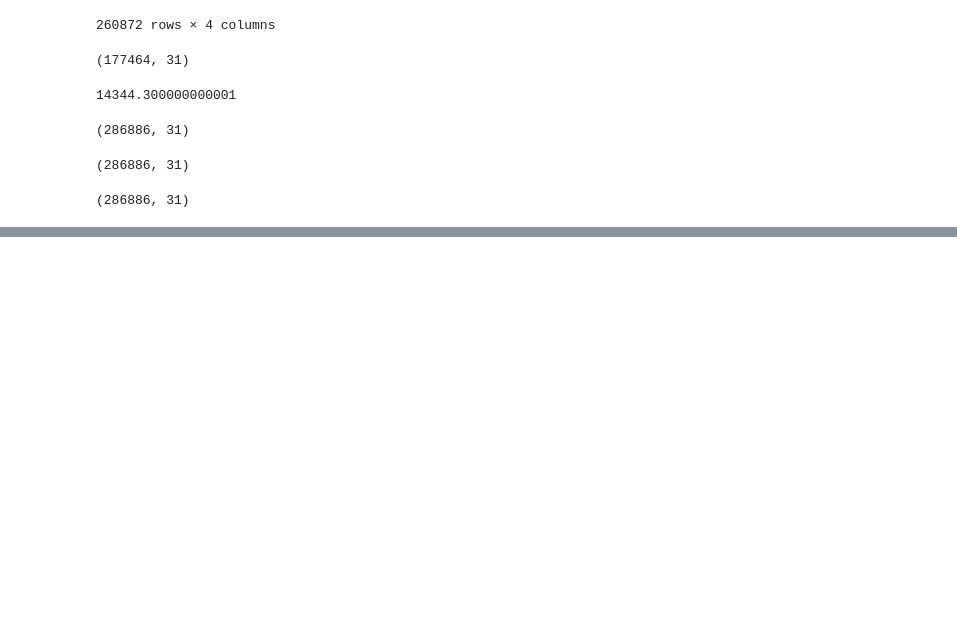
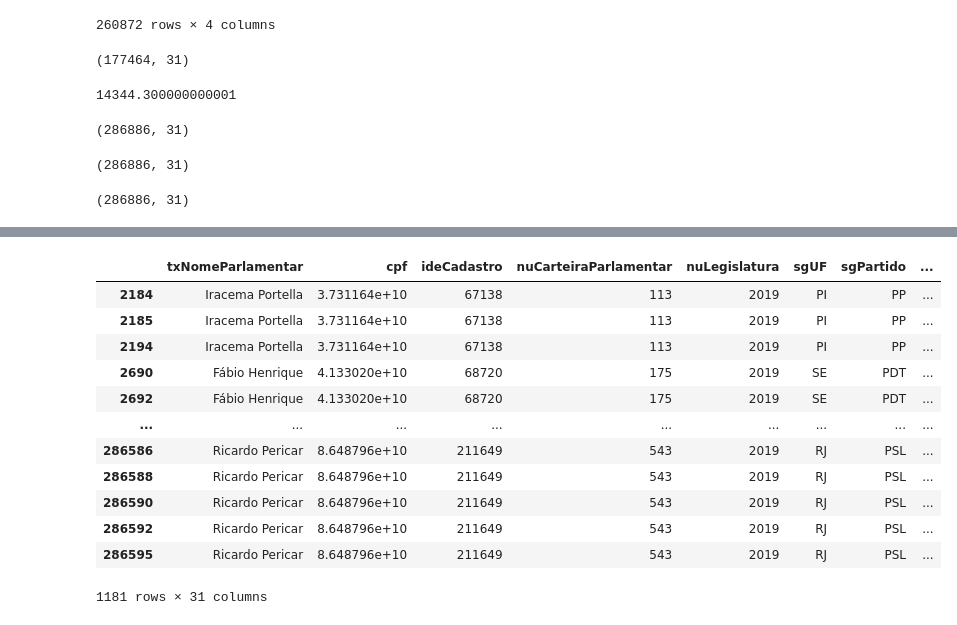
Before and after one commit to escola-de-dados/python-inovacao-civica, a Jupyter notebook: modulo_2/research.ipynb, the cells around one changed output, grey strips where cells are left out. Drawn from its saved outputs; the diff is of its cells as text; code cells hidden in the pictures; blank space fills up the shorter version.

```diff
--- a/modulo_2/research.ipynb
+++ b/modulo_2/research.ipynb
@@ -42,4 +21,8 @@ import pandas as pd
 # %%
+import pandas as pd
+pd.set_option('display.max_columns', None)
+
+
 DTYPE = {
     'txNomeParlamentar': str,
     'ideCadastro': str,
@@ -74,7 +57,7 @@ DTYPE = {
 df_reimbursements = pd.read_csv(
     "reembolso-2019/Ano-2019.csv",
     delimiter=";",
-    #dtype=DTYPE,
+    dtype=DTYPE,
     low_memory=False
 )
 # %% [markdown]
@@ -97,3 +82,3 @@ df_reimbursements["datEmissao"] = pd.to_datetime(
 # %%
-df_reimbursements.set_index("datEmissao").loc["2020-01-01":"2020-04-30"]
+df_reimbursements.set_index("datEmissao").loc["2019-01-01":"2019-03-30"].shape
 # %% [output]
@@ -116,8 +88,7 @@ Outras coisas são possíveis, como encontrar o dia da semana de cada uma dessas
 # %% [markdown]
 #### completando, substituindo e reformatando
 # %%
-# vamos trocar qualquer caracter que não seja um dígito número por '', essa operação remove os dígitos
-df_reimbursements["txtCNPJCPF"] = df_reimbursements["txtCNPJCPF"].str.replace(r'\D', '')
+df_reimbursements["txtCNPJCPF"] = df_reimbursements["txtCNPJCPF"].str.replace(r'\D', '', regex=True)
 # %%
 # Este dado representa o tipo de documento do fiscal –
 # 0 (Zero), para Nota Fiscal; 1 (um), para Recibo; e 2, para Despesa no Exterior.
@@ -201,0 +185,16 @@ df_reimbursements.to_csv('reimbursements-2019.csv')
+# %%
+df_reimbursements[(df_reimbursements.vlrLiquido < 0) & (df_reimbursements.txtNumero.duplicated())]
+# %% [output]
+|  | txNomeParlamentar | cpf | ideCadastro | nuCarteiraParlamentar | nuLegislatura | sgUF | sgPartido | ... |
+| 2184 | Iracema Portella | 3.731164e+10 | 67138 | 113 | 2019 | PI | PP | ... |
+| 2185 | Iracema Portella | 3.731164e+10 | 67138 | 113 | 2019 | PI | PP | ... |
+| 2194 | Iracema Portella | 3.731164e+10 | 67138 | 113 | 2019 | PI | PP | ... |
+| 2690 | Fábio Henrique | 4.133020e+10 | 68720 | 175 | 2019 | SE | PDT | ... |
+| 2692 | Fábio Henrique | 4.133020e+10 | 68720 | 175 | 2019 | SE | PDT | ... |
+| ... | ... | ... | ... | ... | ... | ... | ... | ... |
+| 286586 | Ricardo Pericar | 8.648796e+10 | 211649 | 543 | 2019 | RJ | PSL | ... |
+| 286588 | Ricardo Pericar | 8.648796e+10 | 211649 | 543 | 2019 | RJ | PSL | ... |
+| 286590 | Ricardo Pericar | 8.648796e+10 | 211649 | 543 | 2019 | RJ | PSL | ... |
+| 286592 | Ricardo Pericar | 8.648796e+10 | 211649 | 543 | 2019 | RJ | PSL | ... |
+| 286595 | Ricardo Pericar | 8.648796e+10 | 211649 | 543 | 2019 | RJ | PSL | ... |
+1181 rows × 31 columns
```
Also changed, not shown: parts of 18 cells of this notebook, 1 other file.
